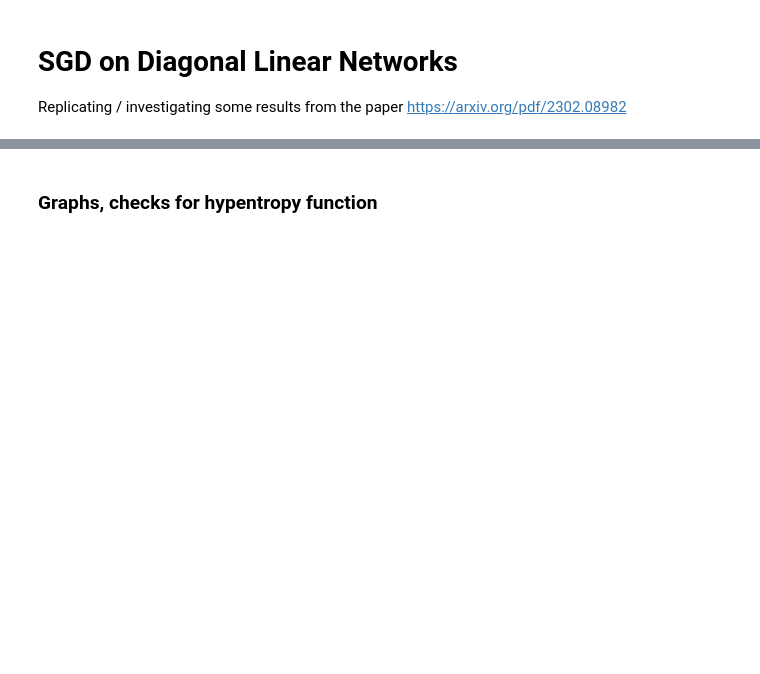
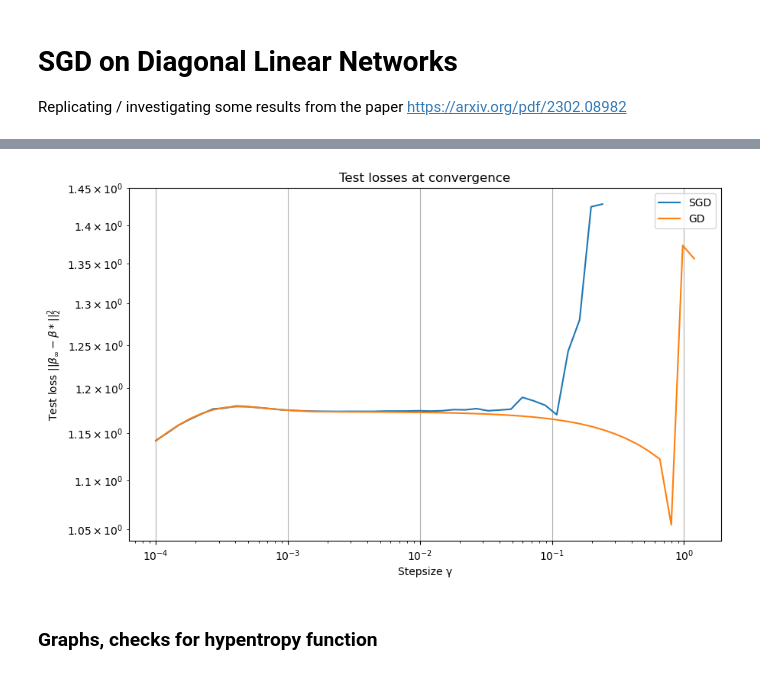
Before and after one commit to alexsemendinger/mirror-descent, a Jupyter notebook: sgd_on_dlns.ipynb, the cells around one changed output, grey strips where cells are left out. Saved outputs shown, nothing was run; the diff lists cells and outputs as text; code cells hidden in the pictures; blank space fills up the shorter version.

```diff
--- a/sgd_on_dlns.ipynb
+++ b/sgd_on_dlns.ipynb
@@ -2,3 +2,88 @@
 # SGD on Diagonal Linear Networks
 
 Replicating / investigating some results from the paper https://arxiv.org/pdf/2302.08982
+# %%
+import numpy as np
+import matplotlib.pyplot as plt
+
+def generate_sparse_regression_data(n, d, s, seed=None):
+    if seed is not None:
+        np.random.seed(seed)
+    X = np.random.randn(n, d)
+    beta_star = np.zeros(d)
+    non_zero_indices = np.random.choice(d, s, replace=False)
+    beta_star[non_zero_indices] = np.random.randn(s)
+    y = X @ beta_star
+    return X, y, beta_star
+
+def dln_predict(u, v, X):
+    return X @ (u * v)
+
+def dln_loss(u, v, X, y):
+    return 0.5 * np.mean((y - dln_predict(u, v, X))**2)
+
+def dln_sgd_step(u, v, X, y, lr):
+    batch_size = X.shape[0]
+    error = y - dln_predict(u, v, X)
+    grad_u = -np.mean(error[:, np.newaxis] * v * X, axis=0)
+    grad_v = -np.mean(error[:, np.newaxis] * u * X, axis=0)
+    u -= lr * grad_u
+    v -= lr * grad_v
+    return u, v
+
+def train_dln(X, y, X_test, y_test, alpha, lr, batch_size, max_iter=100000, tol=1e-6):
+    d = X.shape[1]
+    u = np.sqrt(2*alpha) * np.ones(d)
+    v = np.zeros(d)
+
+    for i in range(max_iter):
+        if batch_size < X.shape[0]:
+            batch_indices = np.random.choice(X.shape[0], batch_size, replace=False)
+            X_batch, y_batch = X[batch_indices], y[batch_indices]
+        else:
+            X_batch, y_batch = X, y
+
+        u, v = dln_sgd_step(u, v, X_batch, y_batch, lr)
+
+        if i % 1000 == 0:
+            test_loss = np.mean((y_test - dln_predict(u, v, X_test))**2)
+            if test_loss < tol:
+                break
+
+    return u, v, i+1
+
+# Set up the experiment
+n, d, s = 20, 30, 3
+alpha = 0.1
+X, y, beta_star = generate_sparse_regression_data(n, d, s, seed=42)
+X_test, y_test, _ = generate_sparse_regression_data(n, d, s, seed=43)
+
+# Train for different stepsizes and batch sizes
+stepsizes = np.logspace(-4, 0.25, 50)
+batch_sizes = [1, n]  # SGD and GD
+test_losses = {1: [], n: []}
+
+for batch_size in batch_sizes:
+    for lr in stepsizes:
+        u, v, iters = train_dln(X, y, X_test, y_test, alpha, lr, batch_size)
+        test_loss = dln_loss(u, v, X_test, y_test)
+        train_loss = dln_loss(u, v, X, y)
+        test_losses[batch_size].append(test_loss)
+        print(f"Batch size: {batch_size}, LR: {lr}, Train loss: {train_loss}, Test loss: {test_loss:.6f}, Iterations: {iters}")
+
+        if np.isnan(test_loss) or test_loss > 1e5:
+            break
+
+# Plot the results
+plt.figure(figsize=(10, 6))
+plt.plot(stepsizes[:len(test_losses[1])], test_losses[1], label="SGD")
+plt.plot(stepsizes[:len(test_losses[n])], test_losses[n], label="GD")
+plt.xscale('log')
+plt.yscale('log')
+plt.xlabel('Stepsize γ')
+plt.ylabel('Test loss $||β_∞ - β*||_2^2$')
+plt.title('Test losses at convergence')
+plt.legend()
+plt.grid(True)
+plt.show()
+# %% [output]
@@ -5,3 +124,4 @@ Replicating / investigating some results from the paper https://arxiv.org/pdf/23
+[figure, added]
 # %%
 import numpy as np
 import matplotlib.pyplot as plt
```
Also changed, not shown: parts of 15 cells of this notebook, 3 other files.
